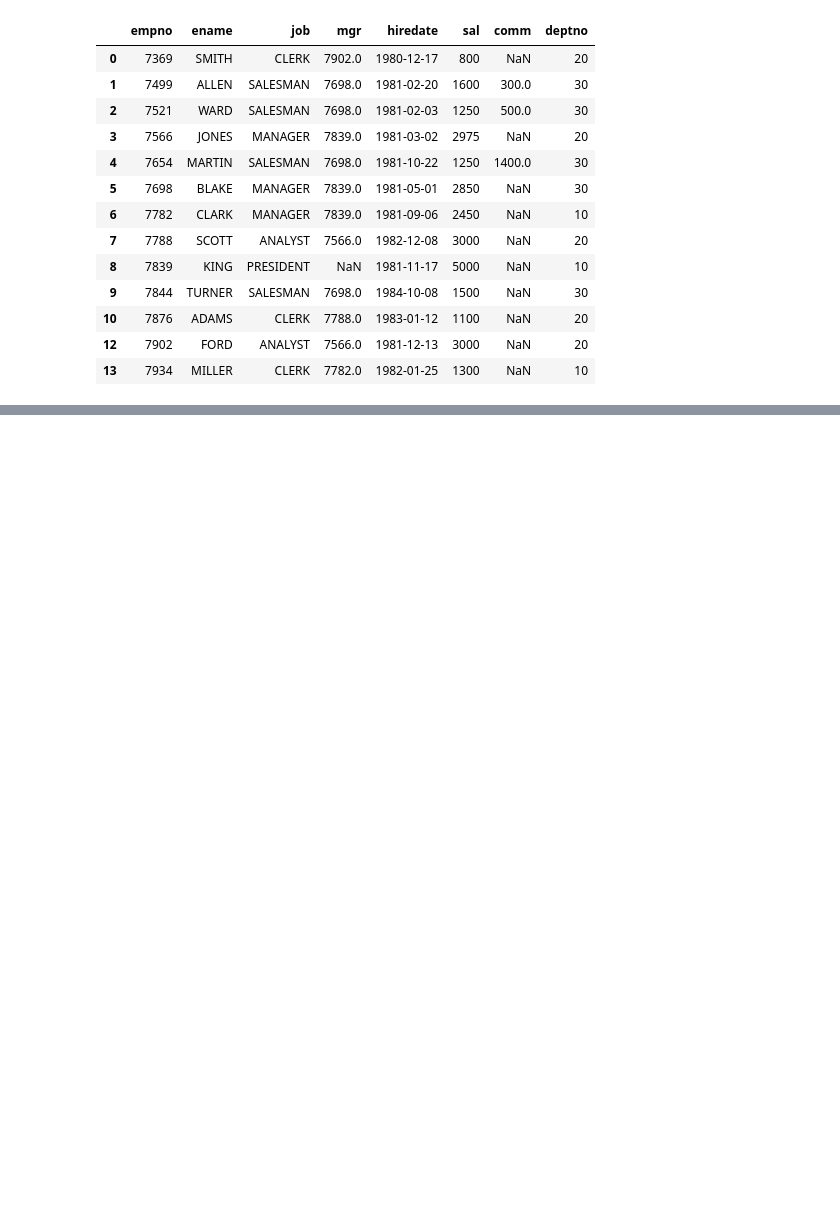
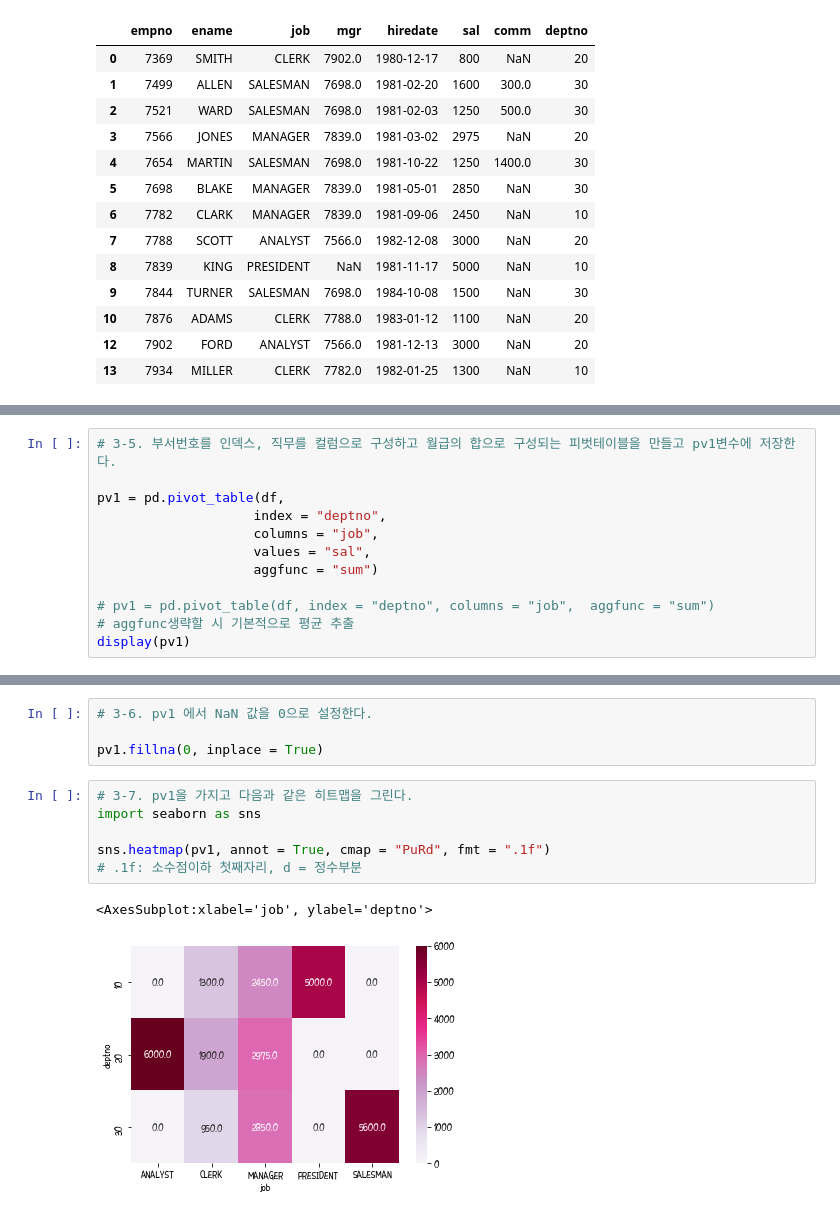
Before and after one commit to HaneulJ/Pythondata, a Jupyter notebook: lab16.ipynb, the cells around one changed output, grey strips where cells are left out. Saved outputs shown, nothing was run; the diff lists cells and outputs as text; blank space fills up the shorter version.

```diff
--- a/lab16.ipynb
+++ b/lab16.ipynb
@@ -74,0 +132,12 @@ display(df1.head())
+# %%
+# 3-5. 부서번호를 인덱스, 직무를 컬럼으로 구성하고 월급의 합으로 구성되는 피벗테이블을 만들고 pv1변수에 저장한다.
+
+pv1 = pd.pivot_table(df,
+                    index = "deptno",
+                    columns = "job",
+                    values = "sal",
+                    aggfunc = "sum")
+
+# pv1 = pd.pivot_table(df, index = "deptno", columns = "job",  aggfunc = "sum")
+# aggfunc생략할 시 기본적으로 평균 추출
+display(pv1)
@@ -74,0 +150,13 @@ display(df1.head())
+# %%
+# 3-6. pv1 에서 NaN 값을 0으로 설정한다.
+
+pv1.fillna(0, inplace = True)
+# %%
+# 3-7. pv1을 가지고 다음과 같은 히트맵을 그린다.
+import seaborn as sns
+
+sns.heatmap(pv1, annot = True, cmap = "PuRd", fmt = ".1f")
+# .1f: 소수점이하 첫째자리, d = 정수부분
+# %% [output]
+<AxesSubplot:xlabel='job', ylabel='deptno'>
+[figure, added]
```
Also changed, not shown: parts of 11 cells of this notebook, 12 other files.
